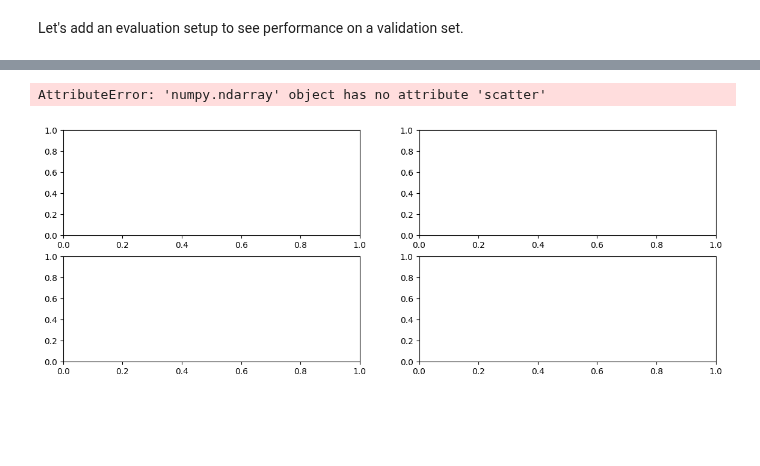
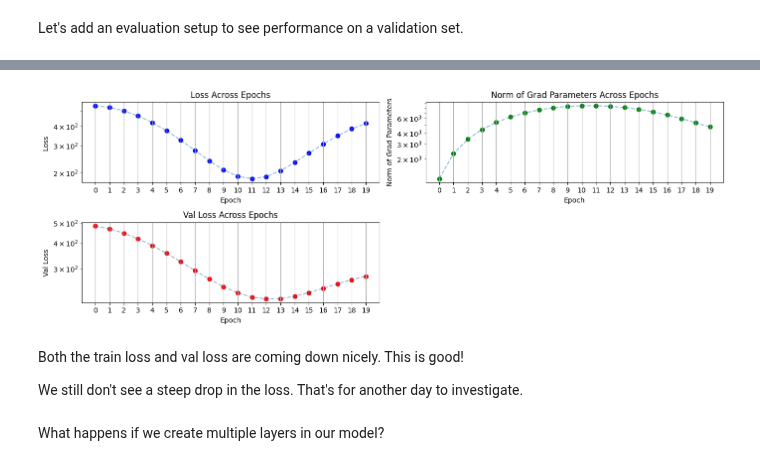
Before and after one commit to binga/relearning-ai, a Jupyter notebook: nbs/002-init_weights.ipynb, the cells around one changed output, grey strips where cells are left out. Saved outputs shown, nothing was run; the diff lists cells and outputs as text; code cells hidden in the pictures; blank space fills up the shorter version.

```diff
--- a/nbs/002-init_weights.ipynb
+++ b/nbs/002-init_weights.ipynb
@@ -25,6 +25,8 @@ n_samples = 25
 # Creating a sample train, val and test dataset
 # %%
 g = torch.Generator().manual_seed(42)
+g2 = torch.Generator().manual_seed(2145521414)
+g3 = torch.Generator().manual_seed(4544313143143)
 
 # torch.random.manual_seed(42)
 
@@ -32,12 +34,12 @@ train_X = torch.randn((n_samples, input_dim), generator=g)
 train_y = torch.randn((n_samples, output_dim), generator=g)
 train_y = torch.where(train_y > 0, 1, 0).squeeze()
 
-val_X = torch.randn((n_samples, input_dim), generator=g)
-val_y = torch.randn((n_samples, output_dim), generator=g)
+val_X = torch.randn((n_samples, input_dim), generator=g2)
+val_y = torch.randn((n_samples, output_dim), generator=g2)
 val_y = torch.where(val_y > 0, 1, 0).squeeze()
 
-test_X = torch.randn((n_samples, input_dim), generator=g)
-test_y = torch.randn((n_samples, output_dim), generator=g)
+test_X = torch.randn((n_samples, input_dim), generator=g3)
+test_y = torch.randn((n_samples, output_dim), generator=g3)
 test_y = torch.where(test_y > 0, 1, 0).squeeze()
 
 # print(train_X, train_y)
@@ -155,10 +157,11 @@ for i in range(n_epochs):
             param.data -= 0.00001 * param.grad.data
 
     # eval
-    val_preds = clf(val_X)
+    with torch.no_grad():
+        val_preds = clf(val_X)
     val_loss = torch.square(torch.abs(val_preds - val_y)).sum()
 
-    print(f" epoch: {i:3d} | train_loss: {loss: 3f} | val_loss: {loss: 3f}")
+    print(f" epoch: {i:3d} | train_loss: {loss: 3f} | val_loss: {val_loss: 3f}")
 
     all_w_params = torch.cat([p.data.view(-1) for p in clf.parameters()])
     w_means.append(torch.mean(all_w_params).item())
@@ -194,43 +217,51 @@ for i in range(n_epochs):
 # %%
 import matplotlib.pyplot as plt
 %matplotlib inline
 
 fig, axes = plt.subplots(2, 2, figsize=(14, 5))
 
 epochs = list(range(n_epochs))
 
 # Plot means
-axes[0].scatter(epochs, losses, color='blue')
-axes[0].plot(epochs, losses, linestyle='dashed', alpha=0.5)
-axes[0].set_xlabel('Epoch')
-axes[0].set_ylabel('Loss ')
-axes[0].set_title('Loss Across Epochs')
-axes[0].set_xticks(epochs)
-axes[0].set_yscale('log')  # Set y-axis to log scale
-axes[0].grid(True)
+axes[0, 0].scatter(epochs, losses, color='blue')
+axes[0, 0].plot(epochs, losses, linestyle='dashed', alpha=0.5)
+axes[0, 0].set_xlabel('Epoch')
+axes[0, 0].set_ylabel('Loss ')
+axes[0, 0].set_title('Loss Across Epochs')
+axes[0, 0].set_xticks(epochs)
+axes[0, 0].set_yscale('log')
+axes[0, 0].grid(True)
 
-# Plot norms
-axes[1].scatter(epochs, g_norms, color='green')
-axes[1].plot(epochs, g_norms, linestyle='dashed', alpha=0.5)
-axes[1].set_xlabel('Epoch')
-axes[1].set_ylabel('Norm of Parameters')
-axes[1].set_title('Norm of Grad Parameters Across Epochs')
-axes[1].set_xticks(epochs)
-axes[1].set_yscale('log')  # Set y-axis to log scale
-axes[1].grid(True)
+# Plot norms (gradient norms) in axes[0, 1]
+axes[0, 1].scatter(epochs, g_norms, color='green')
+axes[0, 1].plot(epochs, g_norms, linestyle='dashed', alpha=0.5)
+axes[0, 1].set_xlabel('Epoch')
+axes[0, 1].set_ylabel('Norm of Grad Parameters')
+axes[0, 1].set_title('Norm of Grad Parameters Across Epochs')
+axes[0, 1].set_xticks(epochs)
+axes[0, 1].set_yscale('log')
+axes[0, 1].grid(True)
 
-# Plot norms
-axes[2].scatter(epochs, val_losses, color='green')
-axes[2].plot(epochs, val_losses, linestyle='dashed', alpha=0.5)
-axes[2].set_xlabel('Epoch')
-axes[2].set_ylabel('Loss')
-axes[2].set_title('Val Loss Across Epochs')
-axes[2].set_xticks(epochs)
-axes[2].set_yscale('log')  # Set y-axis to log scale
-axes[2].grid(True)
+# Plot validation loss in axes[1, 0]
+axes[1, 0].scatter(epochs, val_losses, color='red')
+axes[1, 0].plot(epochs, val_losses, linestyle='dashed', alpha=0.5)
+axes[1, 0].set_xlabel('Epoch')
+axes[1, 0].set_ylabel('Val Loss')
+axes[1, 0].set_title('Val Loss Across Epochs')
+axes[1, 0].set_xticks(epochs)
+axes[1, 0].set_yscale('log')
+axes[1, 0].grid(True)
+
+# Remove the 4th plot (axes[1, 1])
+fig.delaxes(axes[1, 1])
 
 plt.tight_layout()
 plt.show()
 # %% [output]
-AttributeError: 'numpy.ndarray' object has no attribute 'scatter'
-[figure, old version]
+[figure, new version]
+# %% [markdown]
+Both the train loss and val loss are coming down nicely. This is good!
+
+We still don't see a steep drop in the loss. That's for another day to investigate.
+# %% [markdown]
+What happens if we create multiple layers in our model?
```
Also changed, not shown: parts of 18 cells of this notebook.
